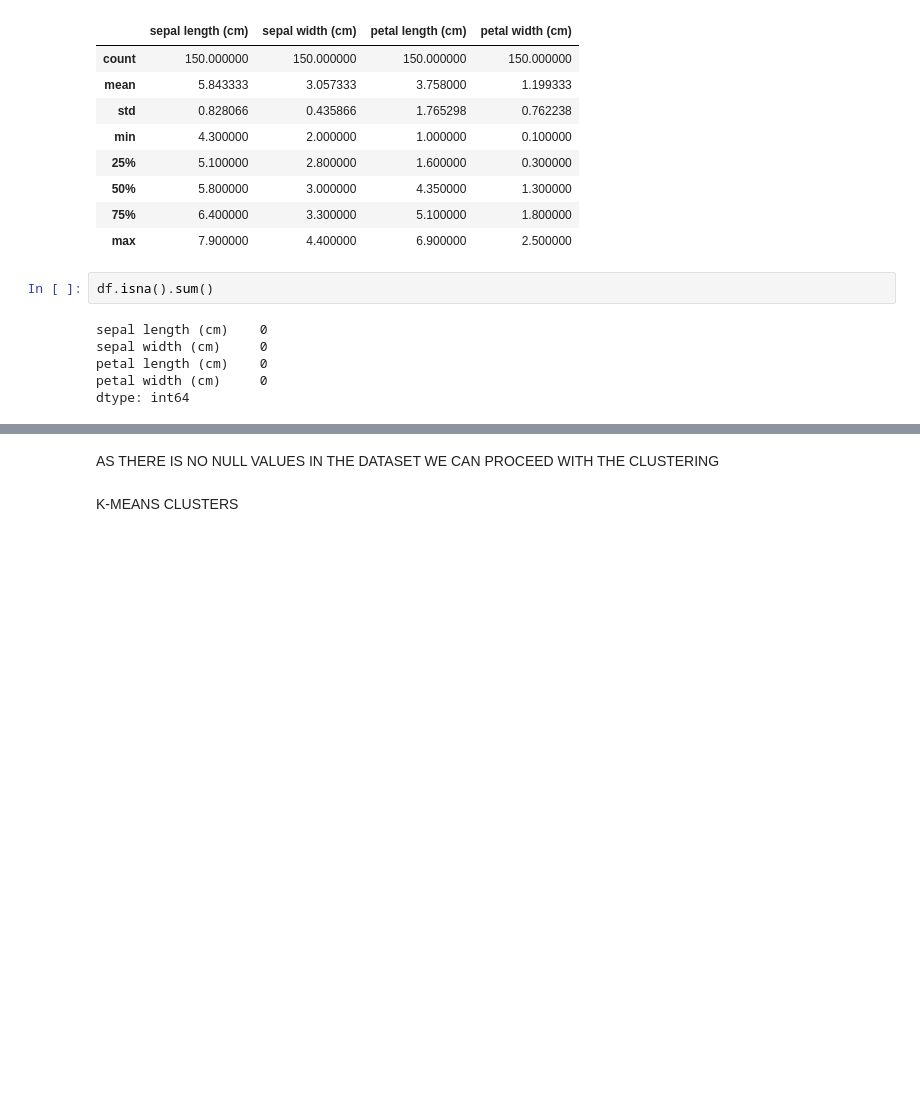
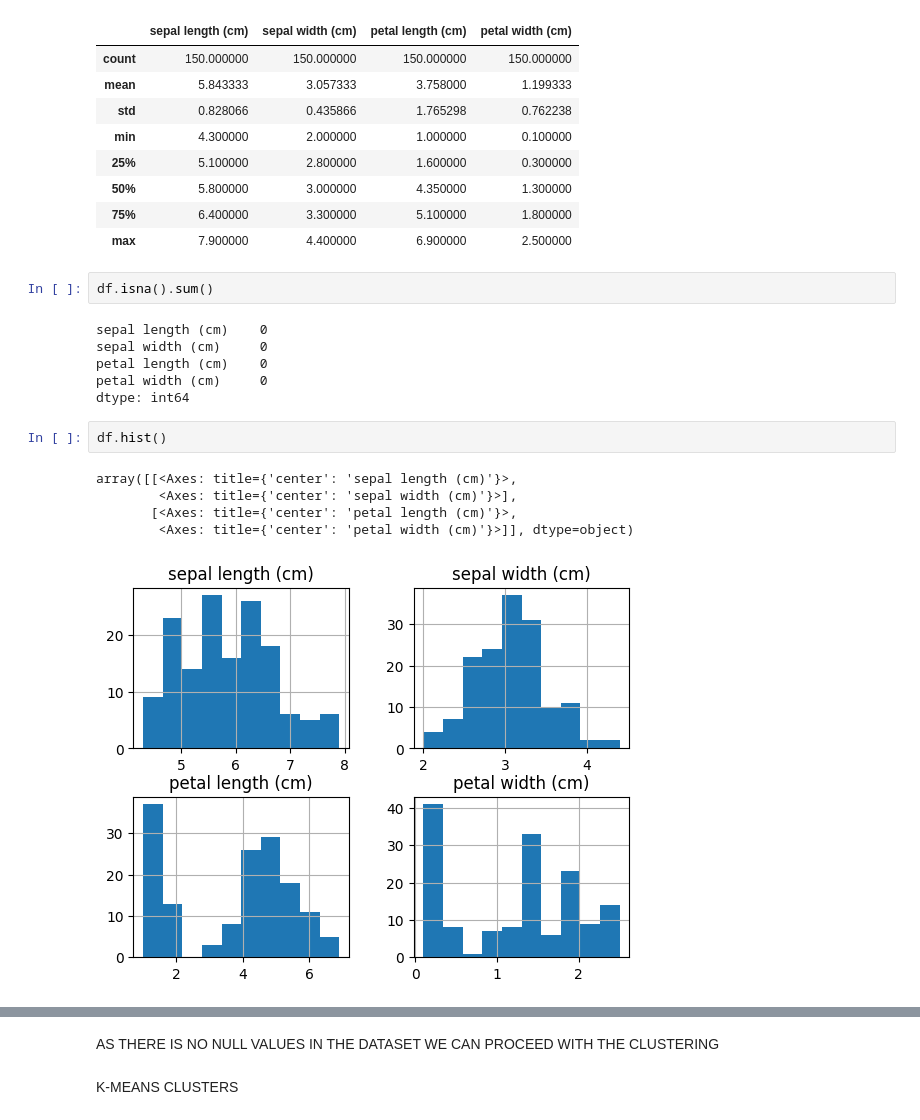
Before and after one commit to venka-t1/KMean-ML, a Jupyter notebook: task_2_KMean.ipynb, the cells around one changed output, grey strips where cells are left out. Drawn from its saved outputs; the diff is of its cells as text; blank space fills up the shorter version.

```diff
--- a/task_2_KMean.ipynb
+++ b/task_2_KMean.ipynb
@@ -64,3 +64,11 @@ sepal width (cm)     0
 petal length (cm)    0
 petal width (cm)     0
 dtype: int64
+# %%
+df.hist()
+# %% [output]
+array([[<Axes: title={'center': 'sepal length (cm)'}>,
+        <Axes: title={'center': 'sepal width (cm)'}>],
+       [<Axes: title={'center': 'petal length (cm)'}>,
+        <Axes: title={'center': 'petal width (cm)'}>]], dtype=object)
+[figure, added]
```
Also changed, not shown: parts of 1 cell of this notebook.
